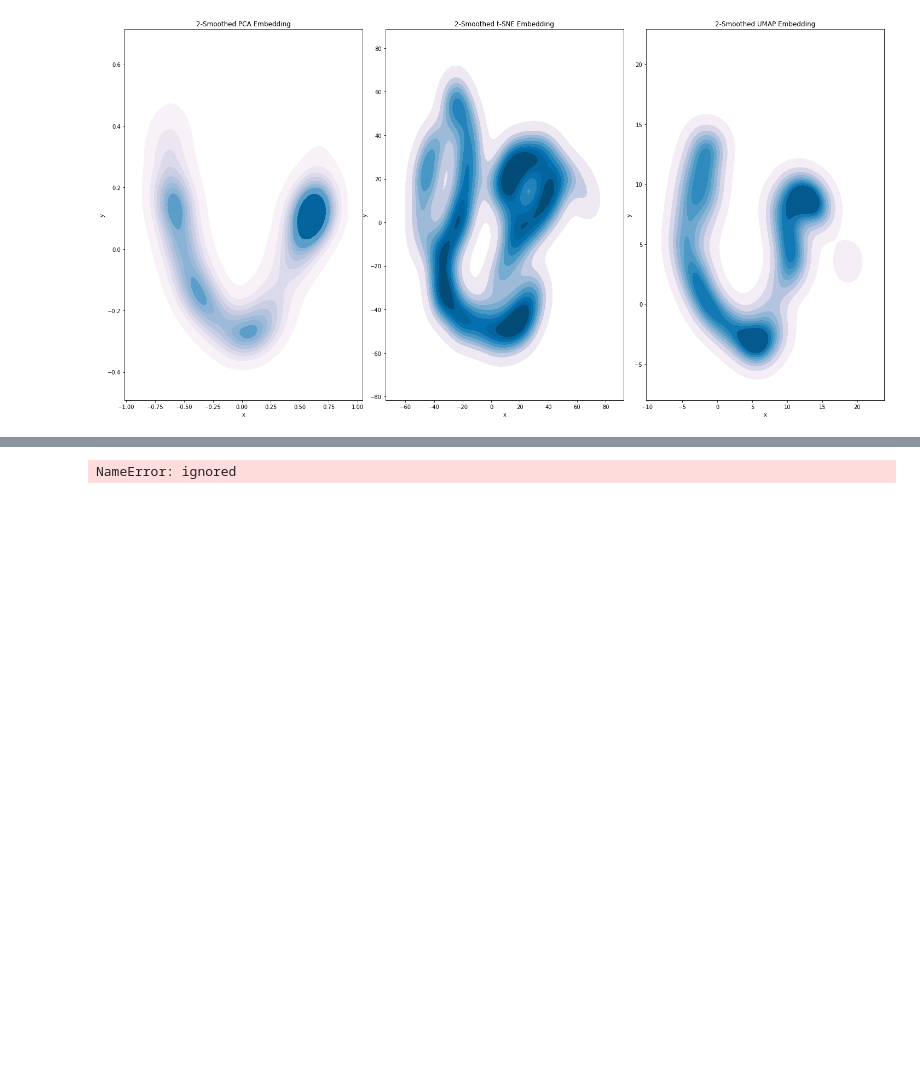
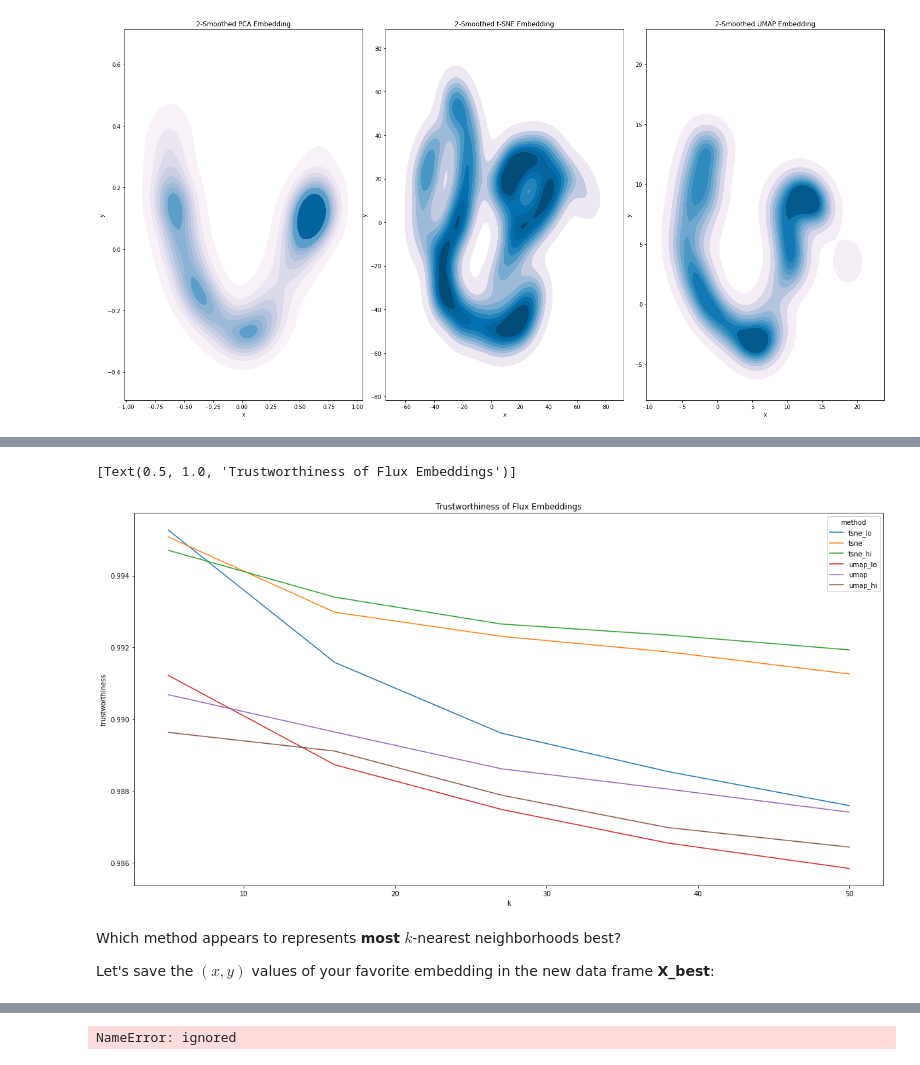
Before and after one commit to jt-ut/GaiaREU, a Jupyter notebook: GaiaREU-ML_v1.ipynb, the cells around one changed output, grey strips where cells are left out. Saved outputs shown, nothing was run; the diff lists cells and outputs as text; code cells hidden in the pictures; blank space fills up the shorter version.

```diff
--- a/GaiaREU-ML_v1.ipynb
+++ b/GaiaREU-ML_v1.ipynb
@@ -279,0 +284,22 @@ Requirement already satisfied: six>=1.5 in /usr/local/lib/python3.10/dist-packag
+# %%
+## Define a grid of evenly spaced
+k_grid = np.linspace(start=min(lo_perplexity, lo_n_neighbors), stop=max(hi_perplexity, hi_n_neighbors), num = 5).astype('int')
+## Compute trustworthiness for each method, at each value of k in our range
+trust = pd.DataFrame(columns = ['method','k','trustworthiness'])
+for k in k_grid:
+  trust.loc[len(trust)] = ['tsne_lo', k, trustworthiness(X=flux, X_embedded=X_tsne_lo, n_neighbors=k, metric='euclidean')]
+  trust.loc[len(trust)] = ['tsne', k, trustworthiness(X=flux, X_embedded=X_tsne, n_neighbors=k, metric='euclidean')]
+  trust.loc[len(trust)] = ['tsne_hi', k, trustworthiness(X=flux, X_embedded=X_tsne_hi, n_neighbors=k, metric='euclidean')]
+  trust.loc[len(trust)] = ['umap_lo', k, trustworthiness(X=flux, X_embedded=X_umap_lo, n_neighbors=k, metric='euclidean')]
+  trust.loc[len(trust)] = ['umap', k, trustworthiness(X=flux, X_embedded=X_umap, n_neighbors=k, metric='euclidean')]
+  trust.loc[len(trust)] = ['umap_hi', k, trustworthiness(X=flux, X_embedded=X_umap_hi, n_neighbors=k, metric='euclidean')]
+
+## Plot results
+sns.lineplot(x='k', y='trustworthiness', data=trust, hue='method').set(title='Trustworthiness of Flux Embeddings')
+# %% [output]
+[Text(0.5, 1.0, 'Trustworthiness of Flux Embeddings')]
+[figure, added]
+# %% [markdown]
+Which method appears to represents **most** $k$-nearest neighborhoods best?
+
+Let's save the $(x,y)$ values of your favorite embedding in the new data frame **X_best**:
```
Also changed, not shown: parts of 21 cells of this notebook.
